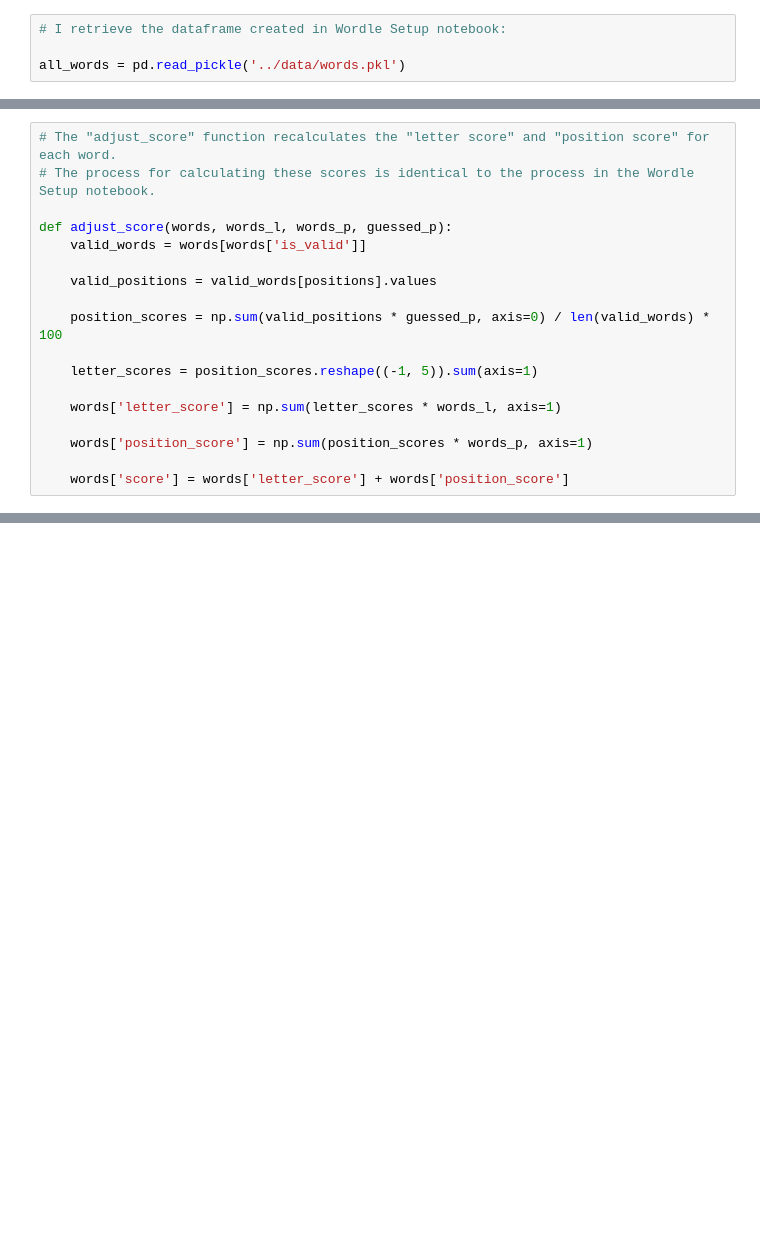
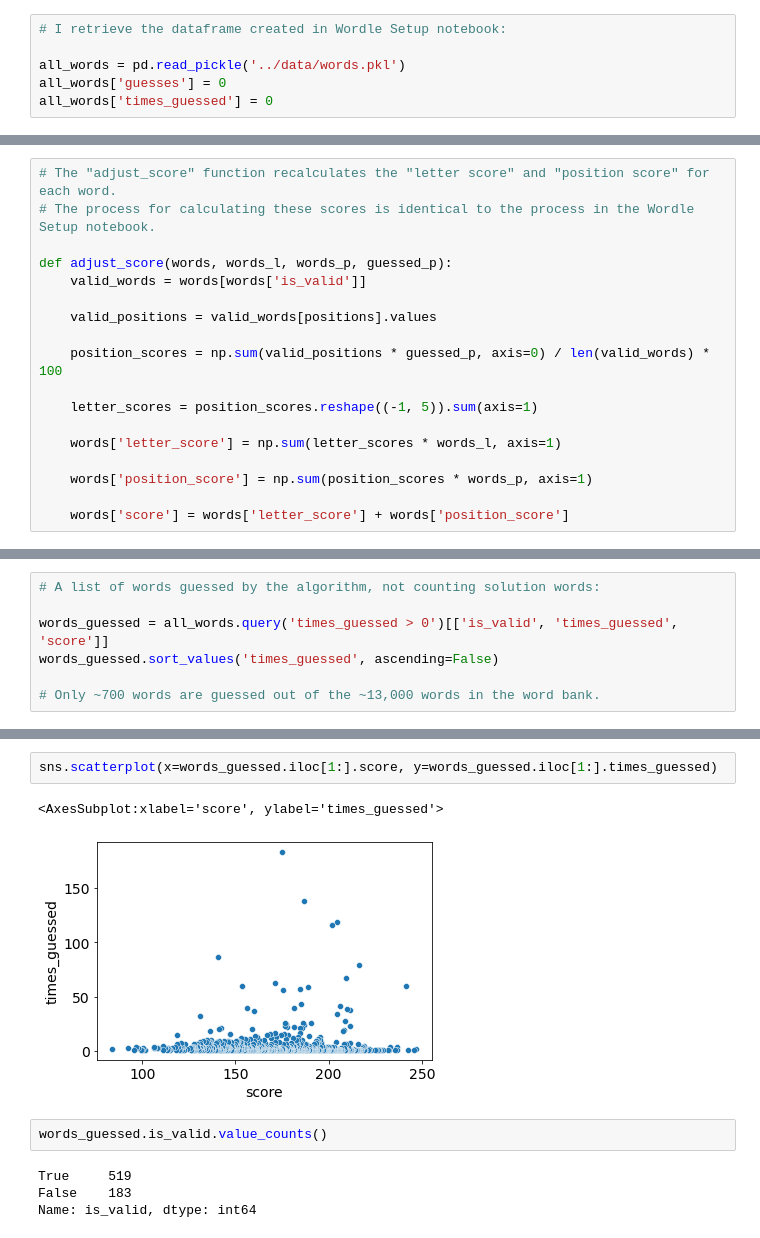
Before and after one commit to scottpenn/wordle_solver, a Jupyter notebook: notebooks/Wordle Solver.ipynb, the cells around one changed output, grey strips where cells are left out. Saved outputs shown, nothing was run; the diff lists cells and outputs as text; blank space fills up the shorter version.

```diff
--- a/notebooks/Wordle Solver.ipynb
+++ b/notebooks/Wordle Solver.ipynb
@@ -13,6 +13,8 @@ from collections import Counter
 # I retrieve the dataframe created in Wordle Setup notebook:
 
 all_words = pd.read_pickle('../data/words.pkl')
+all_words['guesses'] = 0
+all_words['times_guessed'] = 0
 # %%
 letters = [letter for letter in string.ascii_lowercase]
 positions = [f'{position}{letter}' for letter in letters for position in range(1, 6)]
@@ -184,3 +191,10 @@ np.sum(solutions.guesses)
 # I could also try different words for the first guess.
 # %% [output]
 8477
+# %%
+# A list of words guessed by the algorithm, not counting solution words:
+
+words_guessed = all_words.query('times_guessed > 0')[['is_valid', 'times_guessed', 'score']]
+words_guessed.sort_values('times_guessed', ascending=False)
+
+# Only ~700 words are guessed out of the ~13,000 words in the word bank.
@@ -186,0 +215,11 @@ np.sum(solutions.guesses)
+# %%
+sns.scatterplot(x=words_guessed.iloc[1:].score, y=words_guessed.iloc[1:].times_guessed)
+# %% [output]
+<AxesSubplot:xlabel='score', ylabel='times_guessed'>
+[figure, added]
+# %%
+words_guessed.is_valid.value_counts()
+# %% [output]
+True     519
+False    183
+Name: is_valid, dtype: int64
```
Also changed, not shown: parts of 7 cells of this notebook, 2 other files.
